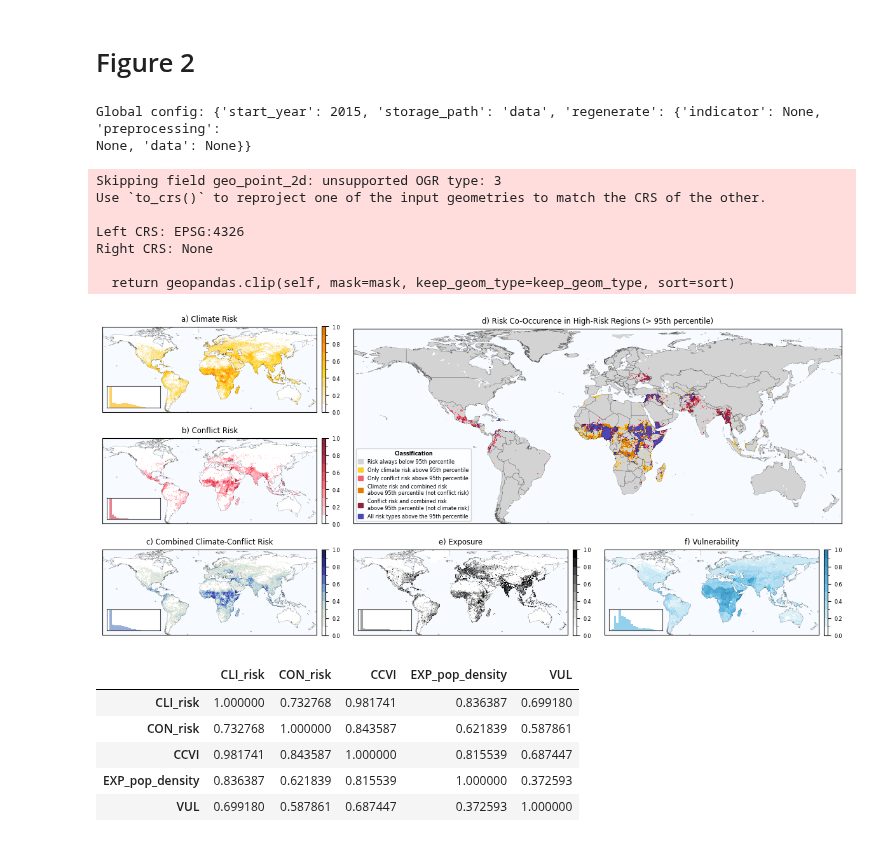
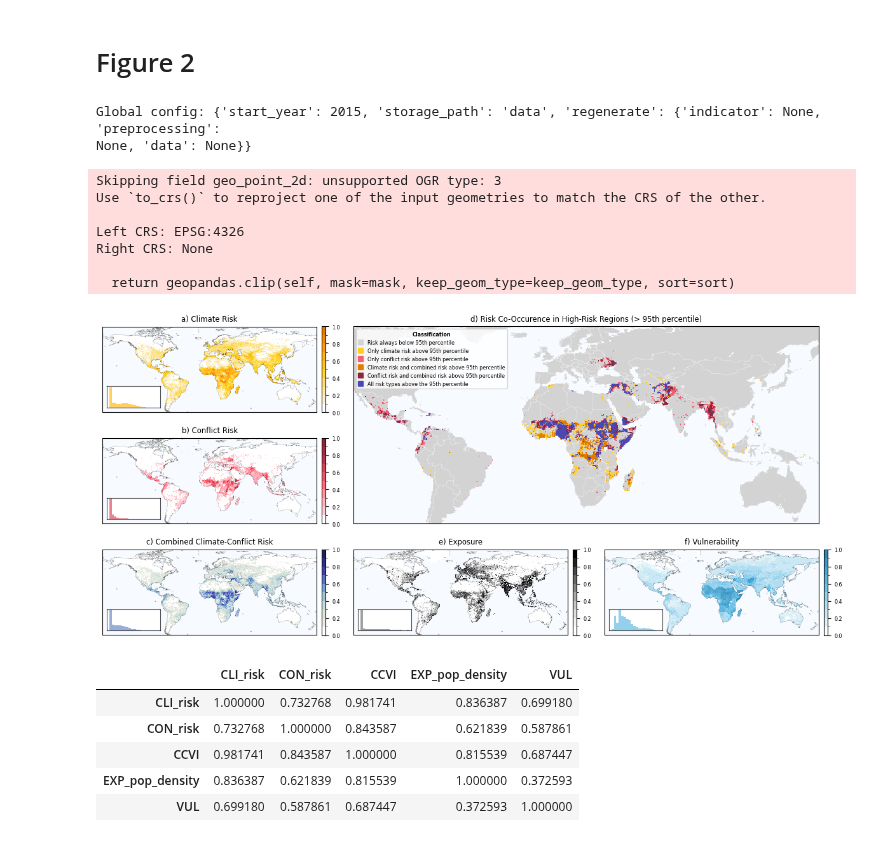
Before and after one commit to ccew-unibw/ccvi-data, a Jupyter notebook: paper/ccvi_paper_analysis.ipynb, the cells around one changed output. Drawn from its saved outputs; the diff is of its cells as text; code cells hidden in the pictures.

Commit message:
improved visuals

```diff
--- a/paper/ccvi_paper_analysis.ipynb
+++ b/paper/ccvi_paper_analysis.ipynb
@@ -145,7 +145,8 @@ color_ccvi2 = "#212354"
 # %%
 from mpl_toolkits.axes_grid1.inset_locator import inset_axes
 
-def plot_high_risk_overlap(df: pd.DataFrame, ax: mpl.axes.Axes, q: float=0.95, **kwargs):
+
+def plot_high_risk_overlap(df: pd.DataFrame, ax: mpl.axes.Axes, q: float=0.95, limit_view:bool=True, **kwargs):
     """Function to create ax for Figure 2d"""
     def overlap_series() -> pd.Series:
         """
@@ -178,8 +179,8 @@ def plot_high_risk_overlap(df: pd.DataFrame, ax: mpl.axes.Axes, q: float=0.95, *
         0: f"Risk always below {perc}th percentile",
         1: f"Only climate risk above {perc}th percentile",
         2: f"Only conflict risk above {perc}th percentile",
-        3: f"Climate risk and combined risk \nabove {perc}th percentile (not conflict risk)",
-        4: f"Conflict risk and combined risk \nabove {perc}th percentile (not climate risk)",
+        3: f"Climate risk and combined risk above {perc}th percentile",
+        4: f"Conflict risk and combined risk above {perc}th percentile",
         5: f"All risk types above the {perc}th percentile"
     }
     colors = [
@@ -196,14 +197,36 @@ def plot_high_risk_overlap(df: pd.DataFrame, ax: mpl.axes.Axes, q: float=0.95, *
     norm = mcolors.BoundaryNorm(np.arange(-0.5, 6, 1), cmap.N) # 5.5 included
 
     # Plot
-    ccvi_series_to_xarray(cat_series).plot.pcolormesh(ax=ax, cmap=cmap, norm=norm, add_colorbar=False, add_labels=False, **kwargs)
+    da = ccvi_series_to_xarray(cat_series)
+    if limit_view:
+        # select relevant view and calculate ratio, to be able to keep it consistent
+        lat_pixels = float(da.lat.max() - da.lat.min() + .5)*2
+        lon_pixels = float(da.lon.max() - da.lon.min() + .5)*2
+        ratio = lon_pixels / lat_pixels
+        ratio = ratio - .15 # we have a bit more vertical space for this map in the panel
+        view = da.where(da > 0, drop=True)
+        lat_max, lat_min = view.lat.max().item(), view.lat.min().item()
+        lon_max, lon_min = view.lon.max().item(), view.lon.min().item()
+        view_lat_pixels = (lat_max - lat_min + .5)*2
+        view_lon_pixels = (lon_max - lon_min + .5)*2
+        view_ratio = view_lon_pixels / view_lat_pixels
+        if view_ratio > ratio: #wider - need to expand lat
+            lat_expansion = (view_lon_pixels / ratio - view_lat_pixels) / 2
+            ylims = (lat_min - lat_expansion/2 - .5, lat_max + lat_expansion/2 + .5)
+            xlims = (lon_min -.5, lon_max + .5)
+        else: #narrower - need to expand lon
+            lon_expansion = (view_lat_pixels * ratio - view_lon_pixels) / 2
+            ylims = (lat_min -.5, lat_max + .5)
+            xlims = (lon_min - lon_expansion/2 - .5, lon_max + lon_expansion/2 + .5)
+        da = da.sel(lat=slice(*ylims), lon=slice(*xlims))
+    da.plot.pcolormesh(ax=ax, cmap=cmap, norm=norm, add_colorbar=False, add_labels=False, **kwargs)
 
     # Build a legend instead of a colorbar
     handles = [
         Patch(color=cmap(norm(i)), label=label)
         for i, label in categories.items()
     ]
-    ax.legend(handles=handles, handlelength=1, handleheight=1, title="Classification", loc='lower left', fontsize="xx-small", title_fontproperties={"size":"xx-small", "weight": "bold"})
+    ax.legend(handles=handles, handlelength=1, handleheight=1, title="Classification", loc='upper left', fontsize="xx-small", title_fontproperties={"size":"xx-small", "weight": "bold"})
     return ax
 
 # setup
@@ -249,37 +272,37 @@ for i, id in enumerate(axd):
     cbar_kwargs = {"label": "", "fraction": 0.075, "pad": 0.02}
     if id == "B":
         plot_high_risk_overlap(df, axd[id])
-        countries.plot(ax=axd[id], facecolor="None", linewidth=0.2, edgecolor="black", alpha=0.5)
+        countries.plot(ax=axd[id], facecolor="None", linewidth=0.3, edgecolor="white", alpha=0.5)
     else:
         da = ccvi_series_to_xarray(df[scores[i]]).rename(subfigure_labels[i])
         pcm = da.plot.pcolormesh(
             ax=axd[id],
             cmap=cmaps[i],
             vmax=1,
             vmin=0,
             add_labels=False,
             add_colorbar=False,
             levels=11
         )
         cbar = fig.colorbar(pcm, ax=axd[id], **cbar_kwargs)
         cbar.ax.tick_params(labelsize="xx-small")
         land.plot(ax=axd[id], facecolor="None", linewidth=0.2, edgecolor="black", alpha=0.5)
         add_histogram(axd[id], df[scores[i]], mpl.colormaps[cmaps[i]](0.6), .7)
 
 
 fig.subplots_adjust(wspace=0.06, hspace=0.3)
 plt.savefig("paper/figures/figure2-global-scores.png", dpi=300, bbox_inches="tight")
 plt.show()
 # %% [output]
 Global config: {'start_year': 2015, 'storage_path': 'data', 'regenerate': {'indicator': None, 'preprocessing':
 None, 'data': None}}
 Skipping field geo_point_2d: unsupported OGR type: 3
 Use `to_crs()` to reproject one of the input geometries to match the CRS of the other.
 
 Left CRS: EPSG:4326
 Right CRS: None
 
   return geopandas.clip(self, mask=mask, keep_geom_type=keep_geom_type, sort=sort)
-[figure, old version]
+[figure, new version]
 # %%
 # Correlation for components visualized in Figure 2
```
Also changed, not shown: parts of 5 cells of this notebook, 3 other files.
